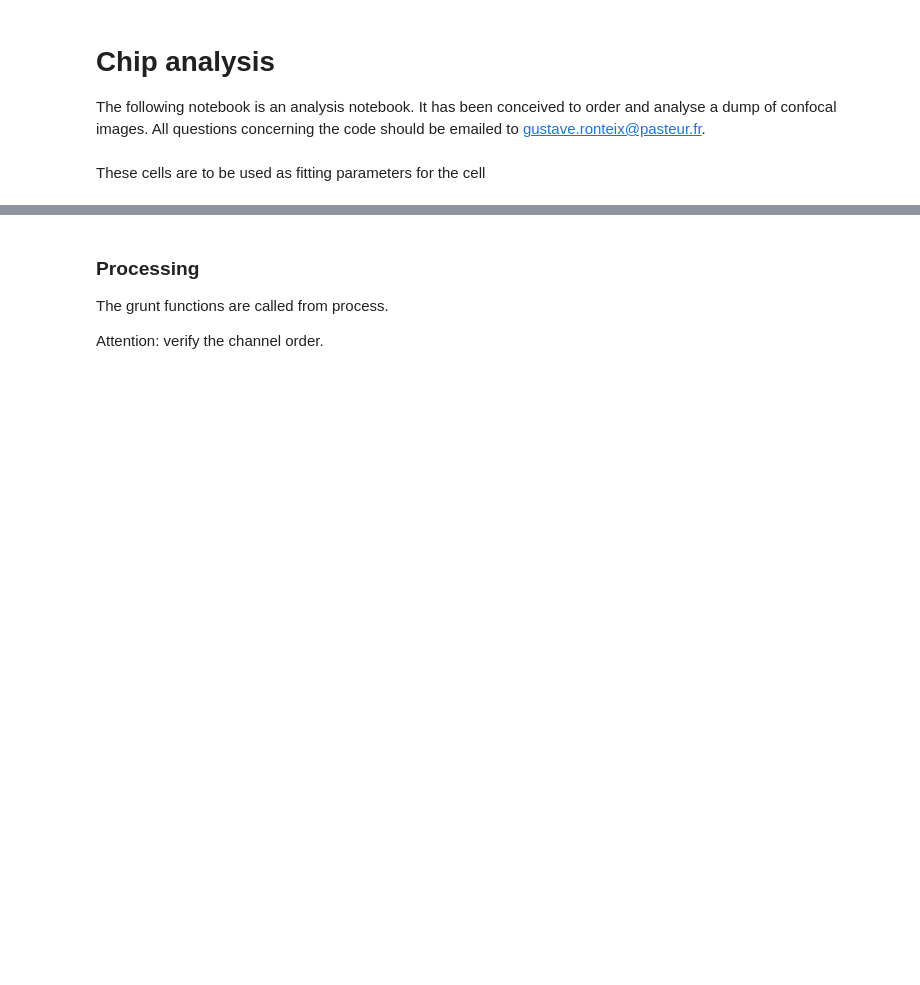
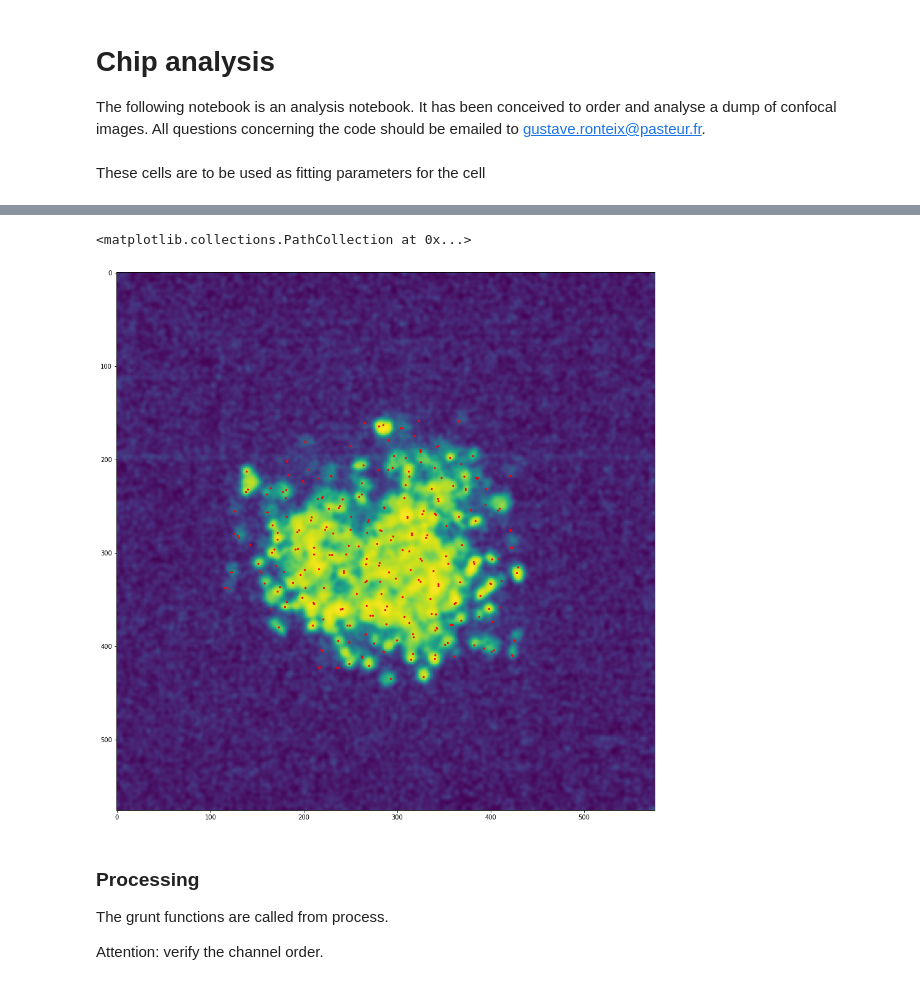
Before and after one commit to gronteix/3D-Segmentation-Sebastien, a Jupyter notebook: UtilityNotebook.ipynb, the cells around one changed output, grey strips where cells are left out. Saved outputs shown, nothing was run; the diff lists cells and outputs as text; code cells hidden in the pictures; blank space fills up the shorter version.

```diff
--- a/UtilityNotebook.ipynb
+++ b/UtilityNotebook.ipynb
@@ -59,26 +71,25 @@ print('image made, starting nuclei ID')
 from trackpy import preprocessing
 import trackpy
 
-df = trackpy.locate(Sph.NucImage[:,:,:], rNoyau, minmass=None, maxsize=None, separation=None, noise_size=1,
-                    smoothing_size=None, threshold=None, invert=False, percentile=64, topn=400,
+df = trackpy.locate(Sph.NucImage[:,:, :], rNoyau, minmass=None, maxsize=None, separation=None, noise_size=1,
+                    smoothing_size=None, threshold=None, invert=False, percentile=64, topn=300,
                     preprocess=True, max_iterations=10, filter_before=None, filter_after=None, characterize=True,
                     engine='numba')
 # %%
-import matplotlib.pyplot as plt
-from skimage import exposure
-from scipy.ndimage import gaussian_filter
-
-fd = df.loc[df['mass'] > 200000]
+fd = df.loc[df['mass'] > minmass]
 
 fd =fd.loc[((fd['x'] -fd['x'].mean())**2 < 4*fd['x'].std()**2) &
           ((fd['y'] -fd['y'].mean())**2 < 4*fd['y'].std()**2)]
 
-img_eq = exposure.equalize_hist(Sph.NucImage[25,850:1350,650:1250])
+img_eq = exposure.equalize_hist(Sph.NucImage[30])
 im =  gaussian_filter(img_eq, sigma=2)
 
 ax, fig = plt.subplots(figsize = (16,16))
 plt.imshow(im)
-plt.scatter(fd['x']-650, fd['y']-850, c = 'r', s = 5)
+plt.scatter(fd['x'], fd['y'], c = 'r', s = 5)
+# %% [output]
+<matplotlib.collections.PathCollection at 0x...>
+[figure, added]
 # %% [markdown]
 ### Processing
 
```
Also changed, not shown: parts of 5 cells of this notebook, 1 other file.
